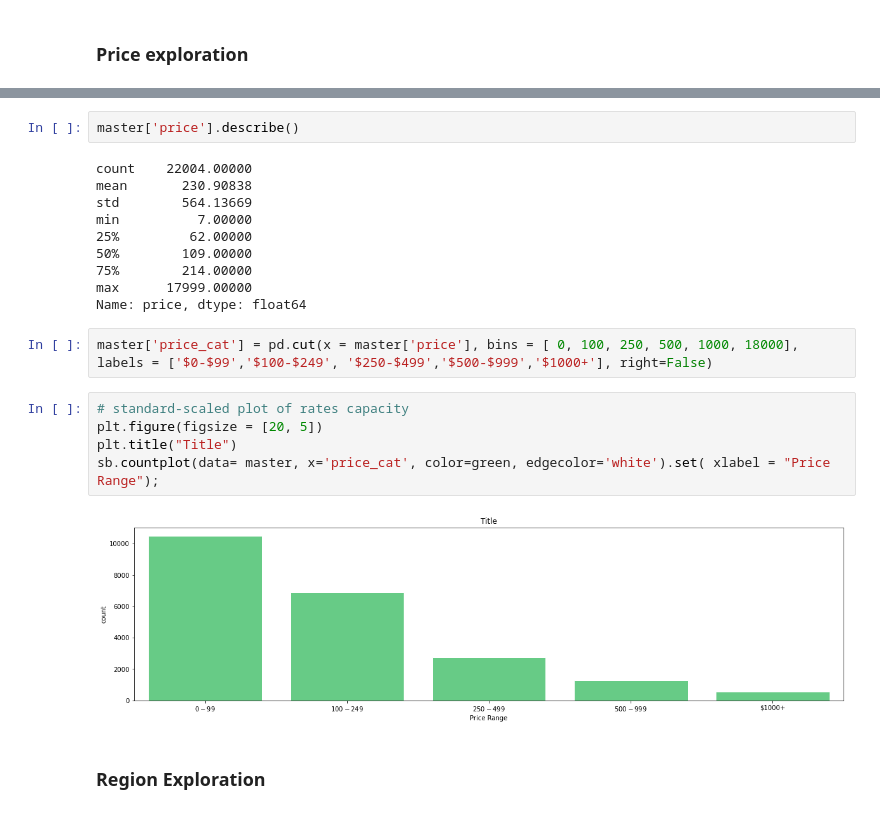
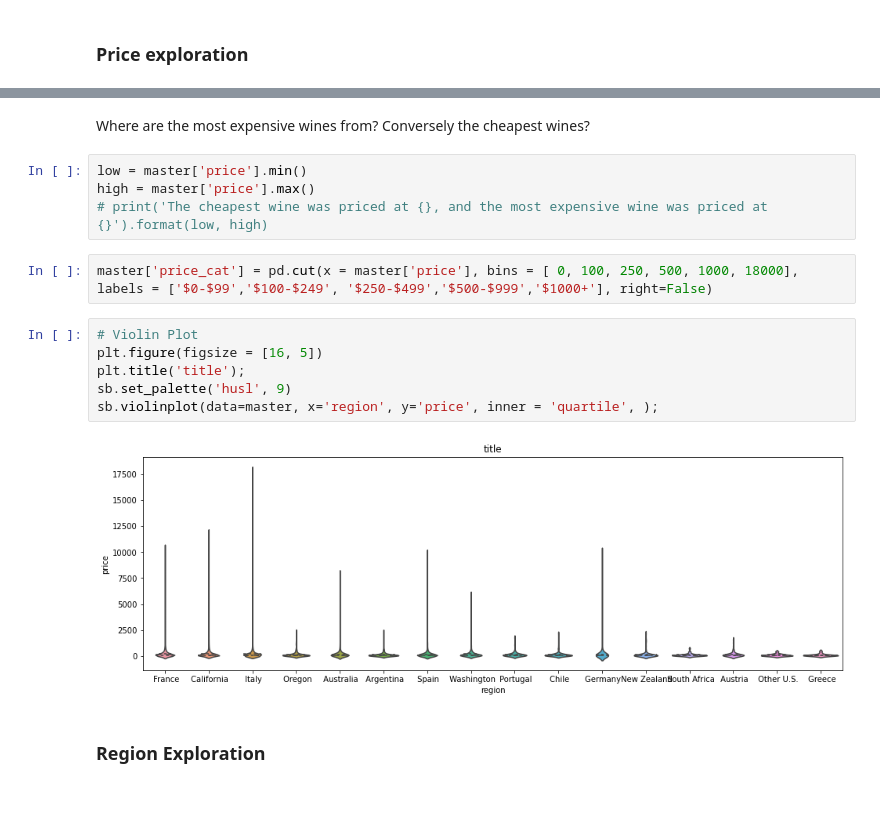
Before and after one commit to cbroomhead/webscraping_wine_project, a Jupyter notebook: wine_scraped_assess.ipynb, the cells around one changed output, grey strips where cells are left out. Drawn from its saved outputs; the diff is of its cells as text.

```diff
--- a/wine_scraped_assess.ipynb
+++ b/wine_scraped_assess.ipynb
@@ -65,23 +59,18 @@ master['price'].min(), master['price'].max()
-# %%
-master['price'].describe()
-# %% [output]
-count    22004.00000
-mean       230.90838
-std        564.13669
-min          7.00000
-25%         62.00000
-50%        109.00000
-75%        214.00000
-max      17999.00000
-Name: price, dtype: float64
+# %% [markdown]
+Where are the most expensive wines from? Conversely the cheapest wines?
+# %%
+low = master['price'].min()
+high = master['price'].max()
+# print('The cheapest wine was priced at {}, and the most expensive wine was priced at {}').format(low, high)
 # %%
 master['price_cat'] = pd.cut(x = master['price'], bins = [ 0, 100, 250, 500, 1000, 18000], labels = ['$0-$99','$100-$249', '$250-$499','$500-$999','$1000+'], right=False)
-# %%
-# standard-scaled plot of rates capacity
-plt.figure(figsize = [20, 5])
-plt.title("Title")
-sb.countplot(data= master, x='price_cat', color=green, edgecolor='white').set( xlabel = "Price Range");
-# %% [output]
-[figure, removed]
+# %%
+# Violin Plot
+plt.figure(figsize = [16, 5])
+plt.title('title');
+sb.set_palette('husl', 9)
+sb.violinplot(data=master, x='region', y='price', inner = 'quartile', );
+# %% [output]
+[figure, added]
 # %% [markdown]
 ### Region Exploration
```
Also changed, not shown: parts of 10 cells of this notebook, 4 other files.
